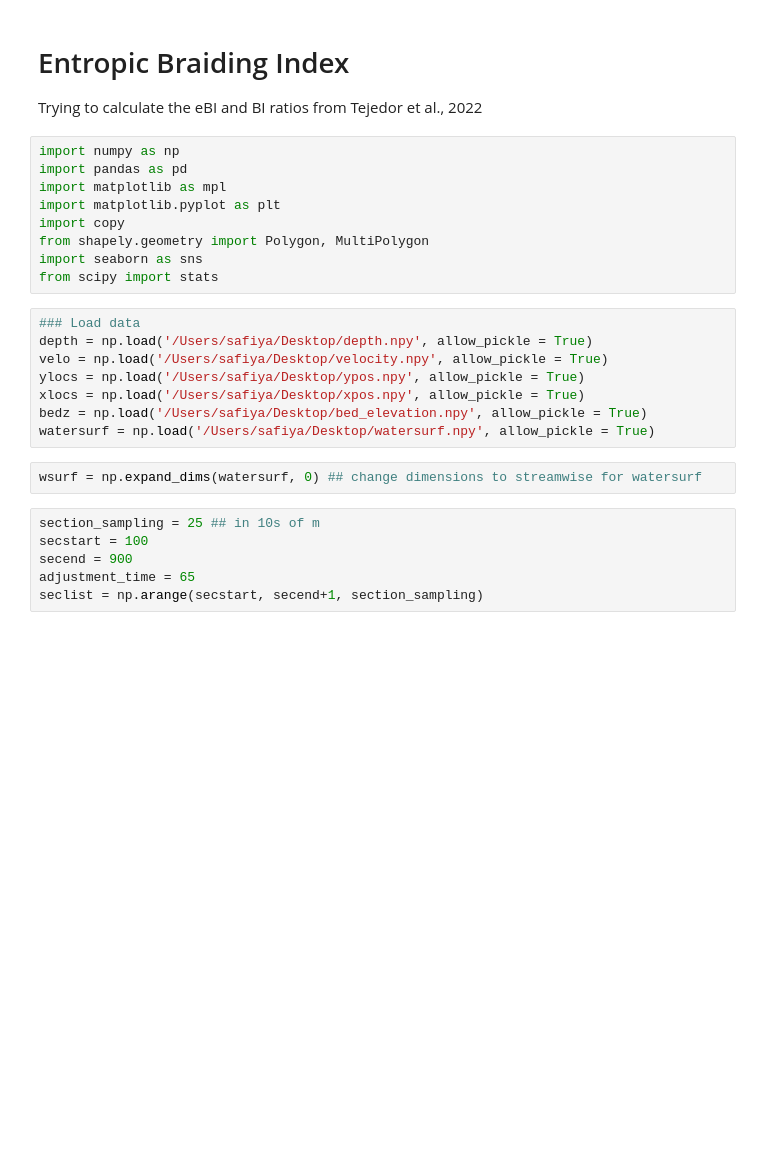
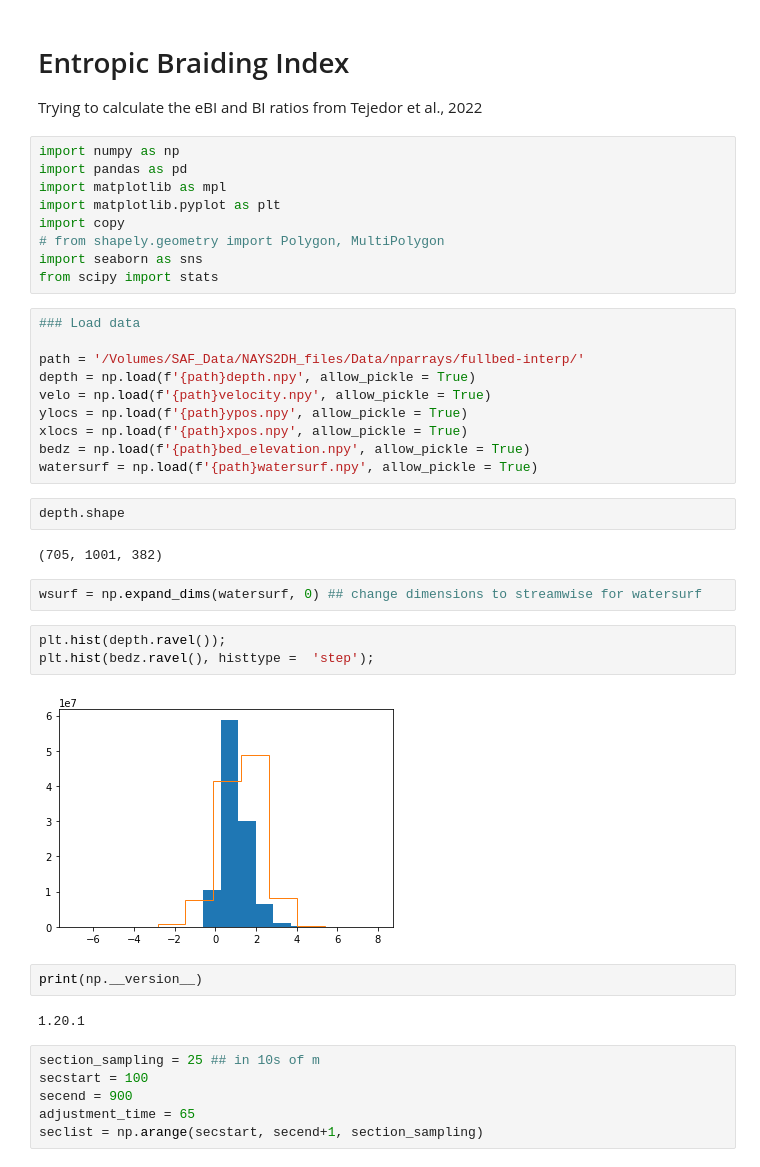
Before and after one commit to salpheus/BarCode, a Jupyter notebook: NAYS_eBI.ipynb, the cells around one changed output. Drawn from its saved outputs; the diff is of its cells as text; blank space fills up the shorter version.

```diff
--- a/NAYS_eBI.ipynb
+++ b/NAYS_eBI.ipynb
@@ -7,19 +7,34 @@ import pandas as pd
 import matplotlib as mpl
 import matplotlib.pyplot as plt
 import copy
-from shapely.geometry import Polygon, MultiPolygon
+# from shapely.geometry import Polygon, MultiPolygon
 import seaborn as sns
 from scipy import stats
 # %%
 ### Load data
-depth = np.load('/Users/safiya/Desktop/depth.npy', allow_pickle = True)
-velo = np.load('/Users/safiya/Desktop/velocity.npy', allow_pickle = True)
-ylocs = np.load('/Users/safiya/Desktop/ypos.npy', allow_pickle = True)
-xlocs = np.load('/Users/safiya/Desktop/xpos.npy', allow_pickle = True)
-bedz = np.load('/Users/safiya/Desktop/bed_elevation.npy', allow_pickle = True)
-watersurf = np.load('/Users/safiya/Desktop/watersurf.npy', allow_pickle = True)
+
+path = '/Volumes/SAF_Data/NAYS2DH_files/Data/nparrays/fullbed-interp/'
+depth = np.load(f'{path}depth.npy', allow_pickle = True)
+velo = np.load(f'{path}velocity.npy', allow_pickle = True)
+ylocs = np.load(f'{path}ypos.npy', allow_pickle = True)
+xlocs = np.load(f'{path}xpos.npy', allow_pickle = True)
+bedz = np.load(f'{path}bed_elevation.npy', allow_pickle = True)
+watersurf = np.load(f'{path}watersurf.npy', allow_pickle = True)
+# %%
+depth.shape
+# %% [output]
+(705, 1001, 382)
 # %%
 wsurf = np.expand_dims(watersurf, 0) ## change dimensions to streamwise for watersurf
+# %%
+plt.hist(depth.ravel());
+plt.hist(bedz.ravel(), histtype =  'step');
+# %% [output]
+[figure, added]
+# %%
+print(np.__version__)
+# %% [output]
+1.20.1
 # %%
 section_sampling = 25 ## in 10s of m
 secstart = 100
```
Also changed, not shown: parts of 6 cells of this notebook, 17 other files.
